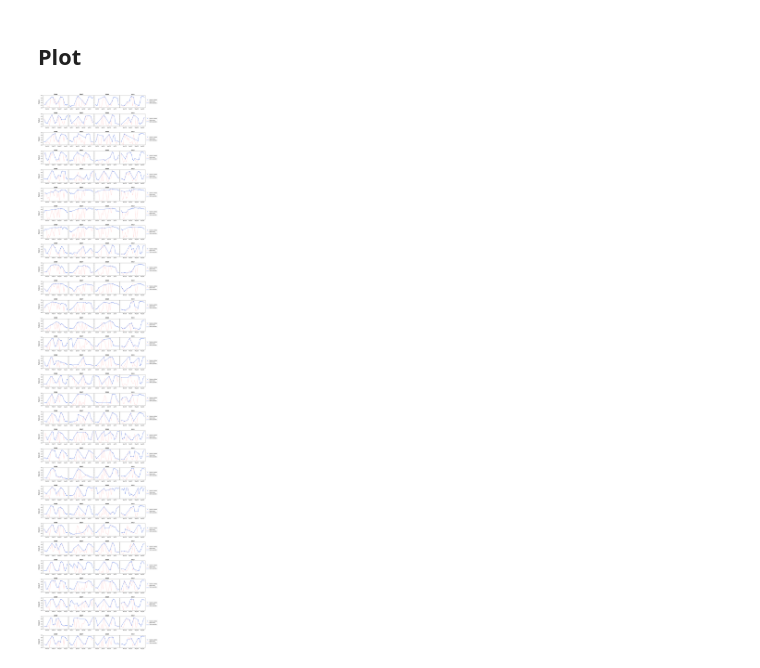
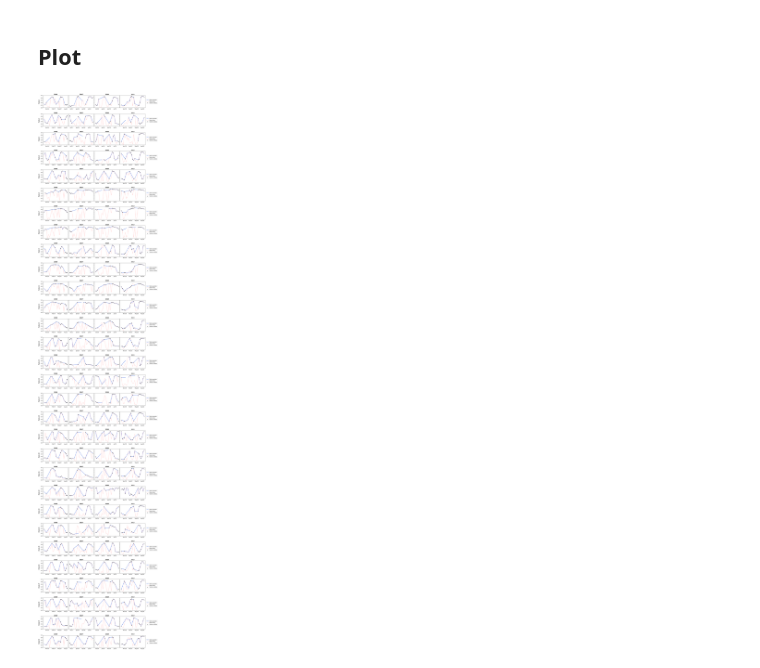
Before and after one commit to felipesa01/projeto_pdi, a Jupyter notebook: Get_filtered_references.ipynb, the cells around one changed output. Drawn from its saved outputs; the diff is of its cells as text; code cells hidden in the pictures.

```diff
--- a/Get_filtered_references.ipynb
+++ b/Get_filtered_references.ipynb
@@ -96,7 +99,7 @@ Arquivo aberto com sucesso!
 # %%
 # Inserir os valores obtidos como colunas no dataframe dos pontos
 for k,v in out.items():
-    df.insert(loc=2,column=datetime.strptime(k,'%Y-%m-%d'), value=v)
+    df.insert(loc=2,column=dt.datetime.strptime(k,'%Y-%m-%d'), value=v)
 
 df.drop(['operador','geometry','Name'],1, inplace=True)
 df.rename(columns={'id': 'date'}, inplace=True)
@@ -135,14 +138,14 @@ Arquivo aberto com sucesso!
 df_mask = gpd.read_file('./DADOS/pt_ref_23n.geojson')
 # Inserir os valores obtidos como colunas no dataframe dos pontos
 for k,v in mask.items():
-    df_mask.insert(loc=2,column=datetime.strptime(k,'%Y-%m-%d'), value=v)
+    df_mask.insert(loc=2,column=dt.datetime.strptime(k,'%Y-%m-%d'), value=v)
 
 df_mask.drop(['operador','geometry','Name'],1, inplace=True)
 df_mask.rename(columns={'id': 'date'}, inplace=True)
 df_mask = df_mask.set_index('date').T
 
 df_filtrado = pd.DataFrame(((-df_mask.mask(df_mask != 0)+1)*df))
-df_interpolado = df_filtrado.interpolate(method='linear', axis=0)
+df_interpolado = df_filtrado.interpolate(method='linear', axis=0, limit=4)
 # %%
 valores = {'observações inválidas (n=93)':df_filtrado.isna().sum(), '%':[(x/93)*100 for x in df_filtrado.isna().sum()]}
 valores_invalidos = pd.DataFrame(data=valores)
@@ -170,40 +173,38 @@ valores_invalidos
 # %% [markdown]
 ## Definição dos anos agrícolas
 # %%
-from datetime import date
-
-anos_ag = {'2016':[date(2016, 9, 1), date(2017, 8, 31)],
-           '2017':[date(2017, 9, 1), date(2018, 8, 31)],
-           '2018':[date(2018, 9, 1), date(2019, 8, 31)],
-           '2019':[date(2019, 9, 1), date(2020, 8, 31)]}
+anos_ag = {'2016':[dt.datetime(2016, 9, 1), dt.datetime(2017, 8, 31)],
+           '2017':[dt.datetime(2017, 9, 1), dt.datetime(2018, 8, 31)],
+           '2018':[dt.datetime(2018, 9, 1), dt.datetime(2019, 8, 31)],
+           '2019':[dt.datetime(2019, 9, 1), dt.datetime(2020, 8, 31)]}
 # %% [markdown]
 ## Plot
 # %%
 fig, ax = plt.subplots(df_interpolado.shape[1],len(anos_ag),figsize=(18,100),sharey=True)
 fig.subplots_adjust(wspace = .015,hspace=.5)
 
 for linha in range(df_interpolado.shape[1]):
     ponto = linha + 1
     for (coluna,ano), intervalo in zip(enumerate(anos_ag),anos_ag.values()):
 
         ax[linha,coluna].set_ylim(0,1)
 
         months = mdates.MonthLocator(interval=3)
         month_fmt = mdates.DateFormatter('%b/%y')
 
         months_minor = mdates.MonthLocator()
 
         ax[linha,coluna].get_xaxis().set_minor_locator(months_minor)
         ax[linha,coluna].get_xaxis().set_major_locator(months)
         ax[linha,coluna].get_xaxis().set_major_formatter(month_fmt)
 
         ax[linha,coluna].set_title(ano,weight='bold')
 
-        ax[linha,coluna].plot(df_filtrado.loc[intervalo[0]:intervalo[1],ponto],marker='.',lw=0, mec='royalblue', mfc='royalblue', ms=8, label='Valores válidos');
-        ax[linha,coluna].plot(df.loc[intervalo[0]:intervalo[1],ponto],lw=.5, color='r', ls='-.', label='Dado bruto');
-        ax[linha,coluna].plot(df_interpolado.loc[intervalo[0]:intervalo[1],ponto], label='Dado ajustado', color='royalblue');
+        ax[linha,coluna].plot(df_interpolado.loc[intervalo[0]:intervalo[1],ponto],marker='.',ms=5, label='Dado ajustado', color='royalblue');
+        ax[linha,coluna].plot(df.loc[intervalo[0]:intervalo[1],ponto],lw=.5, color='red', ls='-.', label='Dado bruto');
+        ax[linha,coluna].plot(df_filtrado.loc[intervalo[0]:intervalo[1],ponto],marker='.',lw=0, mec='black', mfc='black', ms=7, label='Valores válidos');
 
     ax[linha,0].set_ylabel('Ponto {}'.format(ponto),labelpad=10,weight='bold')
     ax[linha,3].legend(bbox_to_anchor=(1.5, .5), loc='center right');
 # %% [output]
-[figure, old version]
+[figure, new version]
```
Also changed, not shown: parts of 5 cells of this notebook, 2 other files.
